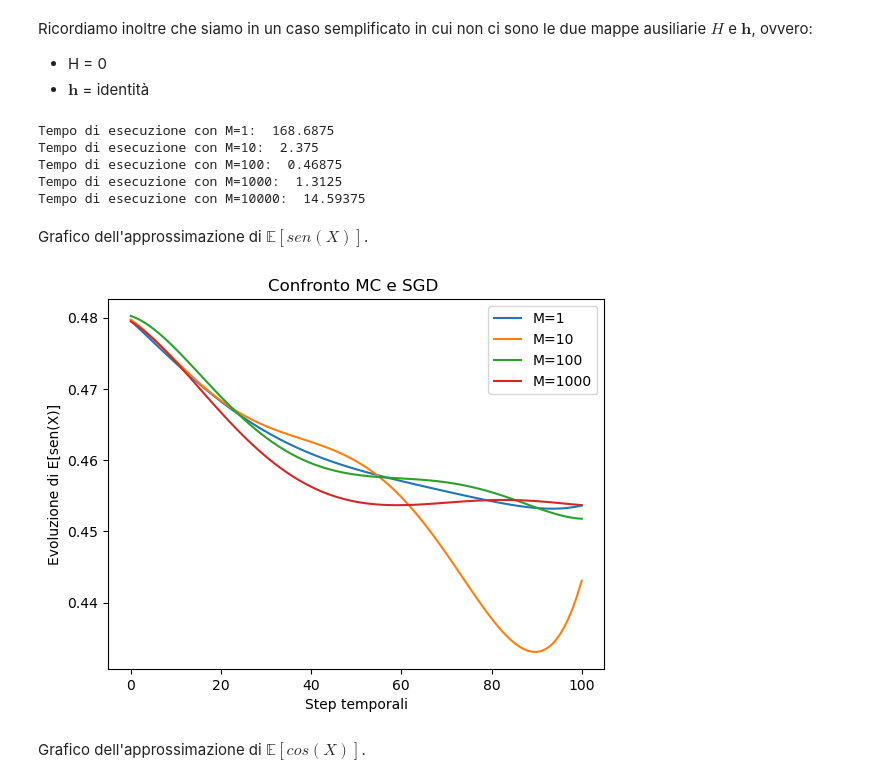
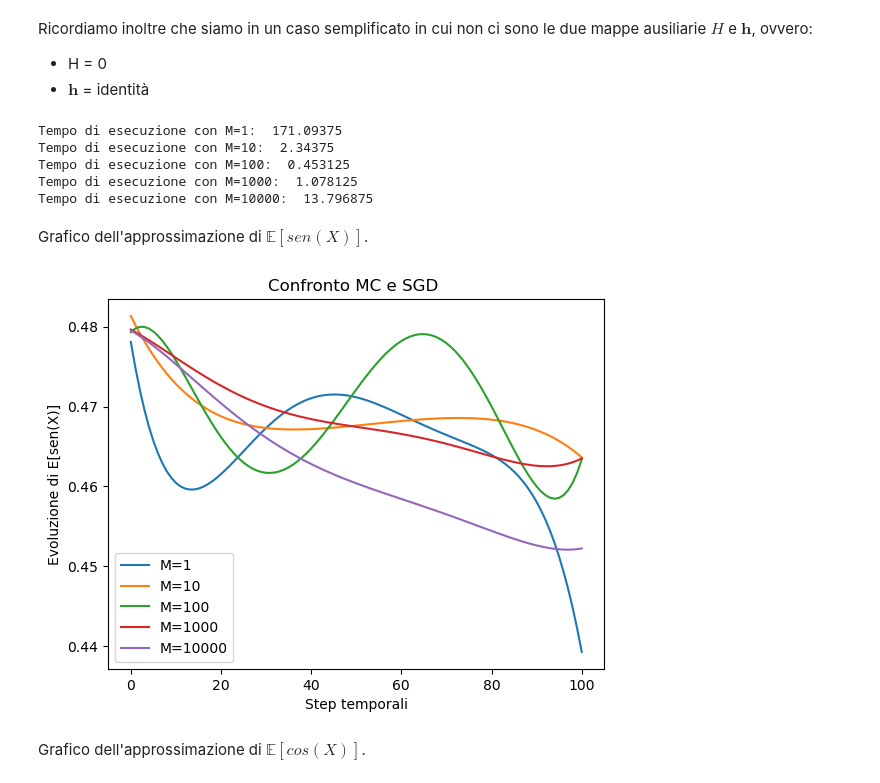
Before and after one commit to amatoandre/TESI, a Jupyter notebook: test_M_SGD.ipynb, the cells around one changed output. Saved outputs shown, nothing was run; the diff lists cells and outputs as text; code cells hidden in the pictures.

```diff
--- a/test_M_SGD.ipynb
+++ b/test_M_SGD.ipynb
@@ -211,7 +211,7 @@ if __name__ == "__main__":
 
     n = 5
     r0 = 10
-    rho = 0.9
+    rho = 0.7
     M = [1, 10, 100, 1000, 10000]
     m = [25000, 300, 30, 10, 10]
     tipo = 'lagrange'
@@ -228,25 +228,25 @@ if __name__ == "__main__":
 
         print("Tempo di esecuzione con M="+str(M[p])+": ", end - start)
 # %% [output]
-Tempo di esecuzione con M=1:  168.6875
-Tempo di esecuzione con M=10:  2.375
-Tempo di esecuzione con M=100:  0.46875
-Tempo di esecuzione con M=1000:  1.3125
-Tempo di esecuzione con M=10000:  14.59375
+Tempo di esecuzione con M=1:  171.09375
+Tempo di esecuzione con M=10:  2.34375
+Tempo di esecuzione con M=100:  0.453125
+Tempo di esecuzione con M=1000:  1.078125
+Tempo di esecuzione con M=10000:  13.796875
 # %% [markdown]
 Grafico dell'approssimazione di $\mathbb{E}[sen(X)]$.
 # %%
 fig = plt.figure()
 plt.title("Confronto MC e SGD ")
 plt.xlabel("Step temporali")
 plt.ylabel("Evoluzione di E[sen(X)]")
 # plt.ylim(0.4, 0.9) # se non c'è il grafico è molto zoomato
-for i in range(len(M)-1):
+for i in range(len(M)):
     plt.plot(np.dot(a1[:,i], g), label='M='+str(M[i]))
 plt.legend()
 plt.show()
 # %% [output]
-[figure, old version]
+[figure, new version]
 # %% [markdown]
 Grafico dell'approssimazione di $\mathbb{E}[cos(X)]$.
 # %%
```
Also changed, not shown: parts of 1 cell of this notebook, 1 other file.
